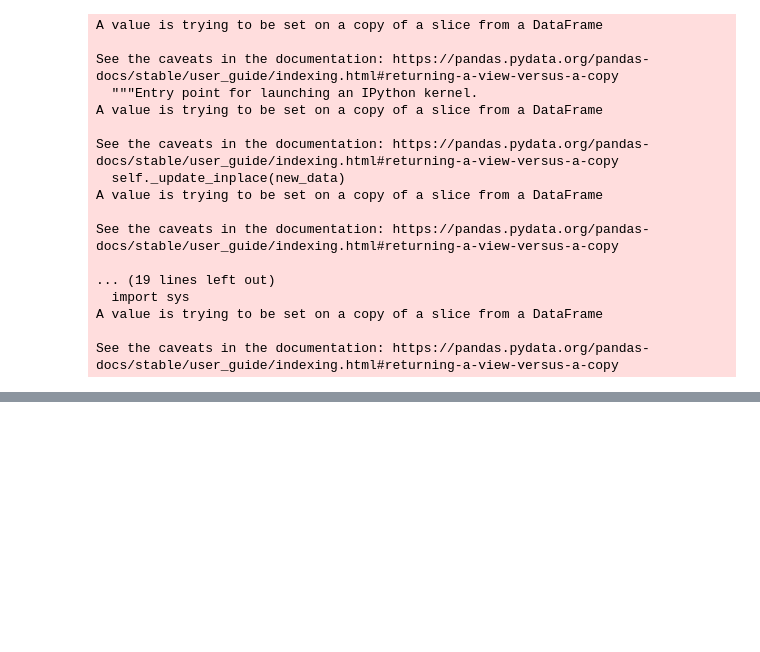
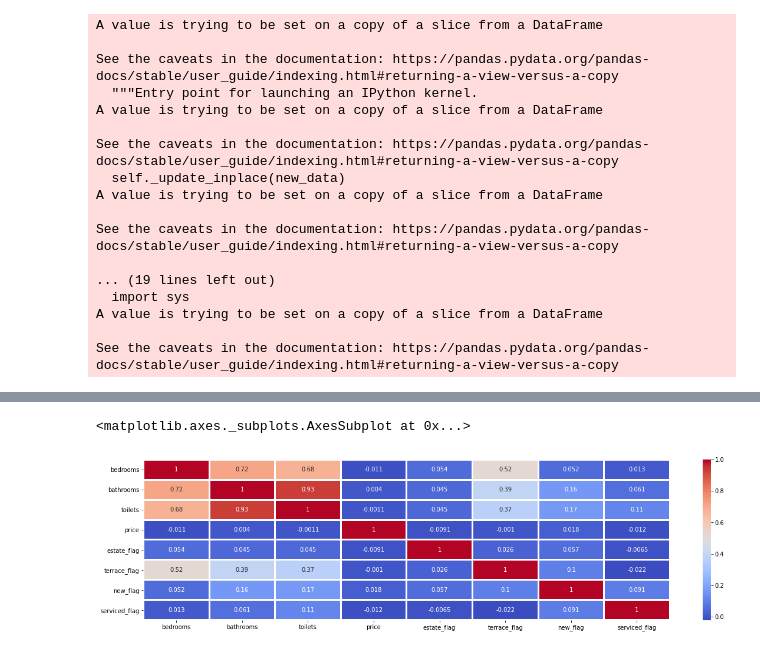
Before and after one commit to Ayanlola2002/DATA-SCIENCE-PROJECTS, a Jupyter notebook: ProjectWebscraping.ipynb, the cells around one changed output, grey strips where cells are left out. Drawn from its saved outputs; the diff is of its cells as text; code cells hidden in the pictures; blank space fills up the shorter version.

```diff
--- a/ProjectWebscraping.ipynb
+++ b/ProjectWebscraping.ipynb
@@ -243,0 +345,10 @@ ld.head()
+# %%
+#train['bathrooms']=train['bathrooms'].apply(lambda x: '0' if x=='' else 'unspecified')
+train.loc[train['bathrooms']==' ','bathrooms']='0'
+train.loc[train['toilets']==' ','toilets']='0'
+# %%
+#convert price to integer
+train['price'] = train['price'].astype(int)
+train['bedrooms'] = train['bedrooms'].astype(int)
+train['bathrooms'] = train['bathrooms'].astype(int)
+train['toilets'] = train['toilets'].astype(int)
@@ -243,0 +376,2 @@ ld.head()
+# %%
+train=train.drop(['page','features'],axis=1)
@@ -243,0 +396,18 @@ ld.head()
+# %%
+#create new features
+train['estate_flag'] = train['specific_location'].apply(lambda x: len([c for c in str(x).lower().split() if "estate" in c]))
+train['terrace_flag'] = train['other_description'].apply(lambda x: len([c for c in str(x).lower().split() if "terraced"
+                                                                  in c or "terrace" in c or "detached" in c
+                                                                 or "duplex" in c]))
+train['new_flag'] = train['other_description'].apply(lambda x: len([c for c in str(x).lower().split()
+                                                              if "new" in c or "luxur" in c
+                                                              or "executive" in c]))
+train['serviced_flag'] = train['other_description'].apply(lambda x: len([c for c in str(x).lower().split() if "service" in c]))
+# %%
+corr= train.corr()
+#corr
+f, ax = plt.subplots(figsize=(20, 5))
+sns.heatmap(corr,cmap='coolwarm',linewidths=2.0, annot=True)
+# %% [output]
+<matplotlib.axes._subplots.AxesSubplot at 0x...>
+[figure, added]
```
Also changed, not shown: parts of 27 cells of this notebook.
